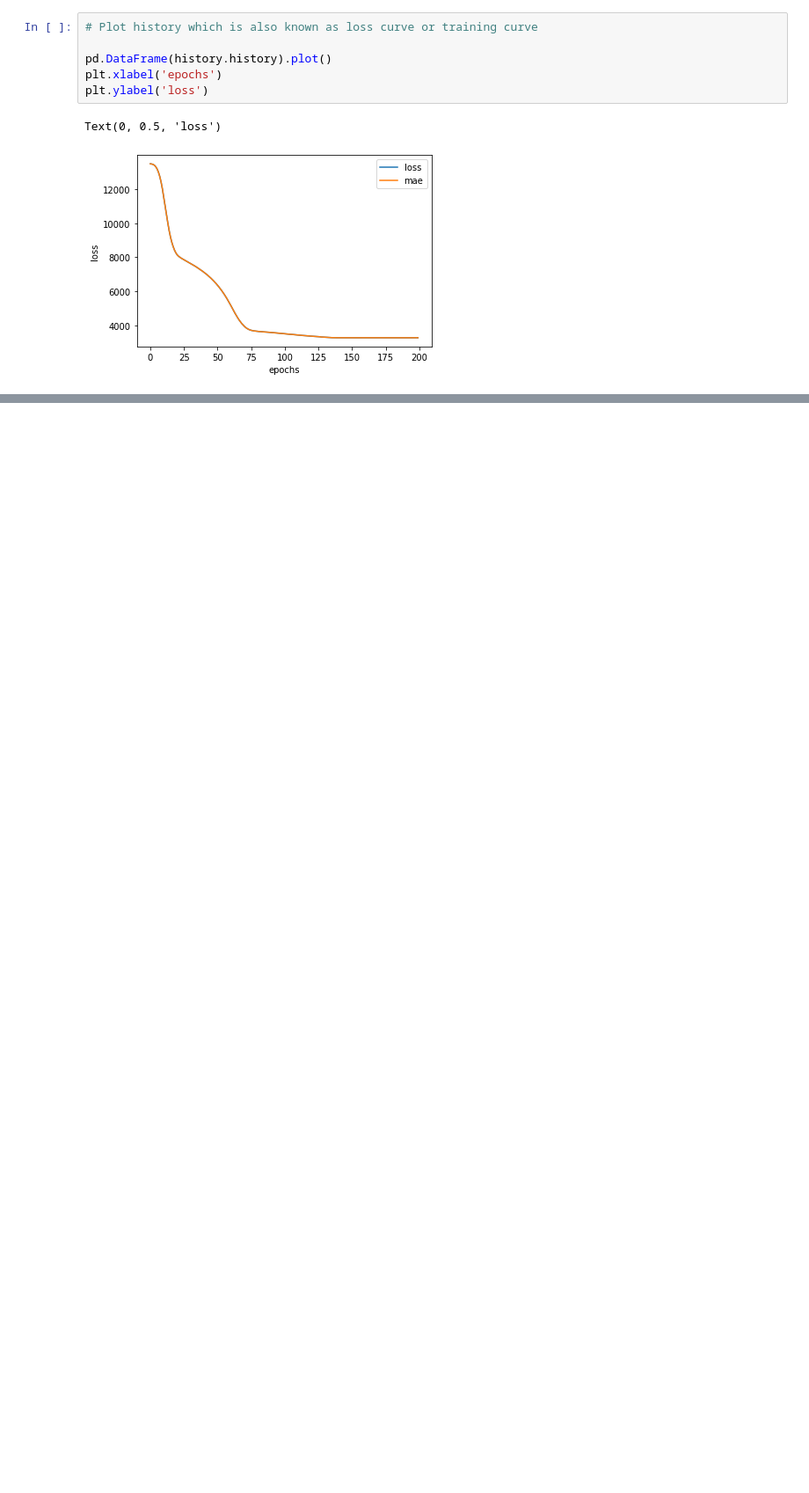
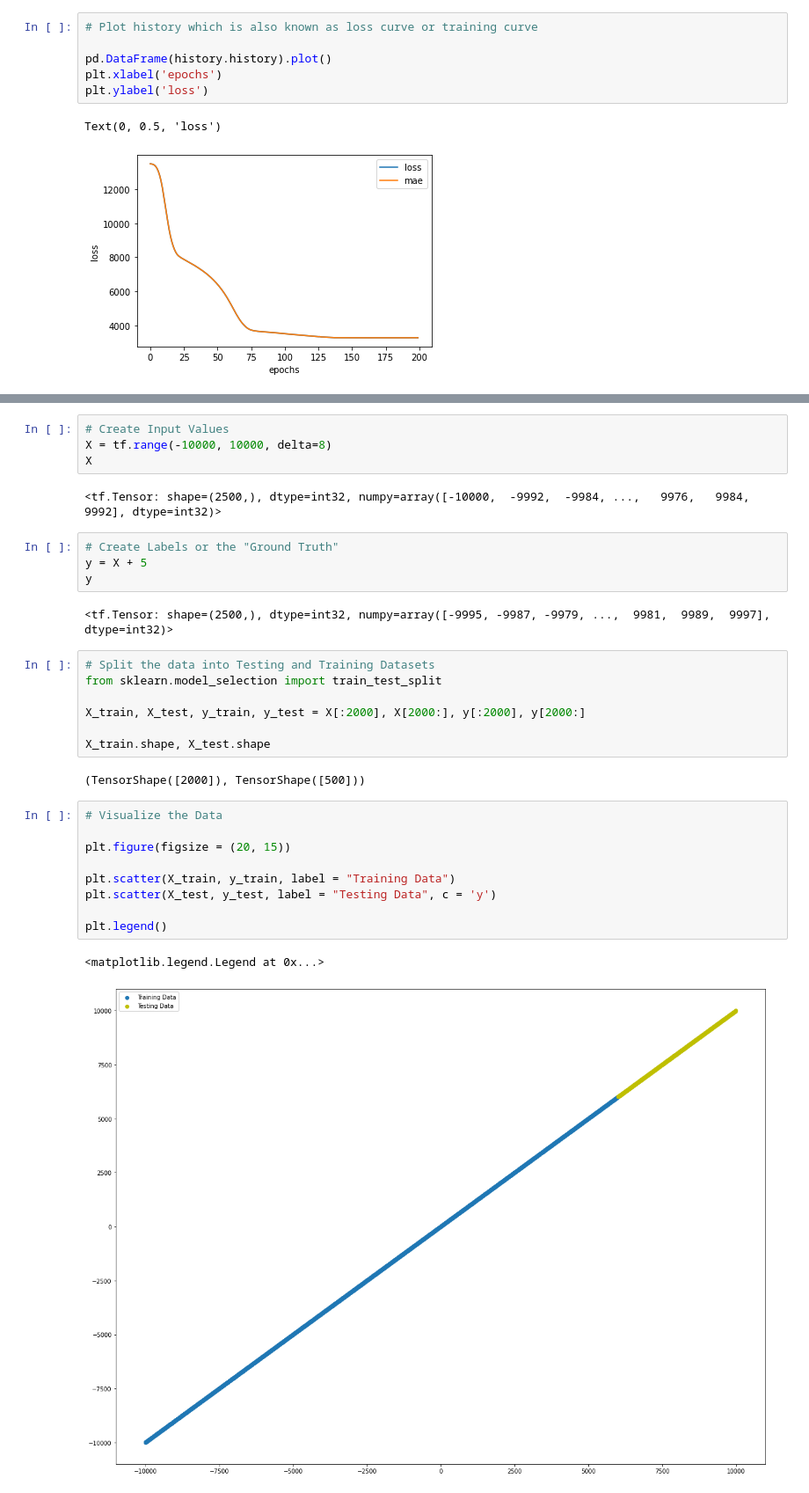
Before and after one commit to Anikate-De/TensorFlow-Deep-Learning, a Jupyter notebook: Neural Network Regression.ipynb, the cells around one changed output, grey strips where cells are left out. Shown at 88% size. Drawn from its saved outputs; the diff is of its cells as text; blank space fills up the shorter version.

```diff
--- a/Neural Network Regression.ipynb
+++ b/Neural Network Regression.ipynb
@@ -1069,0 +1089,33 @@ Text(0, 0.5, 'loss')
+# %%
+# Create Input Values
+X = tf.range(-10000, 10000, delta=8)
+X
+# %% [output]
+<tf.Tensor: shape=(2500,), dtype=int32, numpy=array([-10000,  -9992,  -9984, ...,   9976,   9984,   9992], dtype=int32)>
+# %%
+# Create Labels or the "Ground Truth"
+y = X + 5
+y
+# %% [output]
+<tf.Tensor: shape=(2500,), dtype=int32, numpy=array([-9995, -9987, -9979, ...,  9981,  9989,  9997], dtype=int32)>
+# %%
+# Split the data into Testing and Training Datasets
+from sklearn.model_selection import train_test_split
+
+X_train, X_test, y_train, y_test = X[:2000], X[2000:], y[:2000], y[2000:]
+
+X_train.shape, X_test.shape
+# %% [output]
+(TensorShape([2000]), TensorShape([500]))
+# %%
+# Visualize the Data
+
+plt.figure(figsize = (20, 15))
+
+plt.scatter(X_train, y_train, label = "Training Data")
+plt.scatter(X_test, y_test, label = "Testing Data", c = 'y')
+
+plt.legend()
+# %% [output]
+<matplotlib.legend.Legend at 0x...>
+[figure, added]
```
Also changed, not shown: parts of 76 cells of this notebook.
